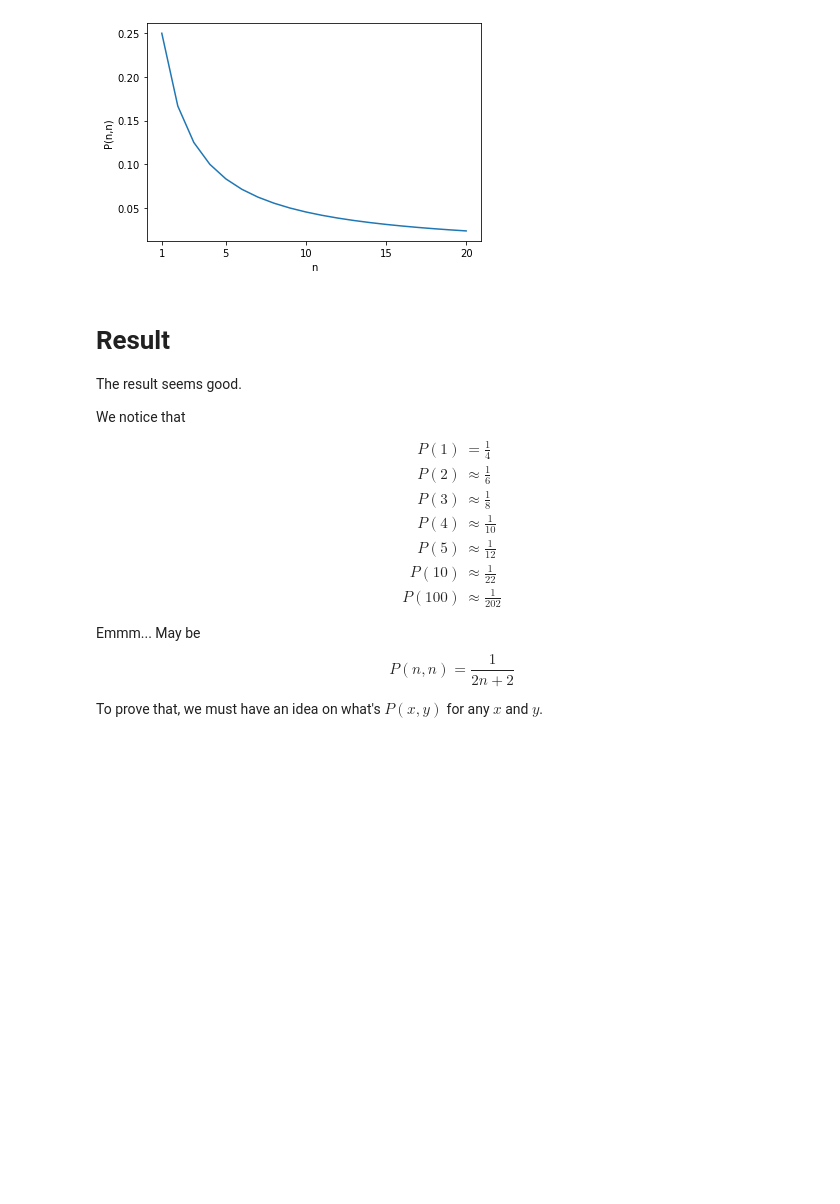
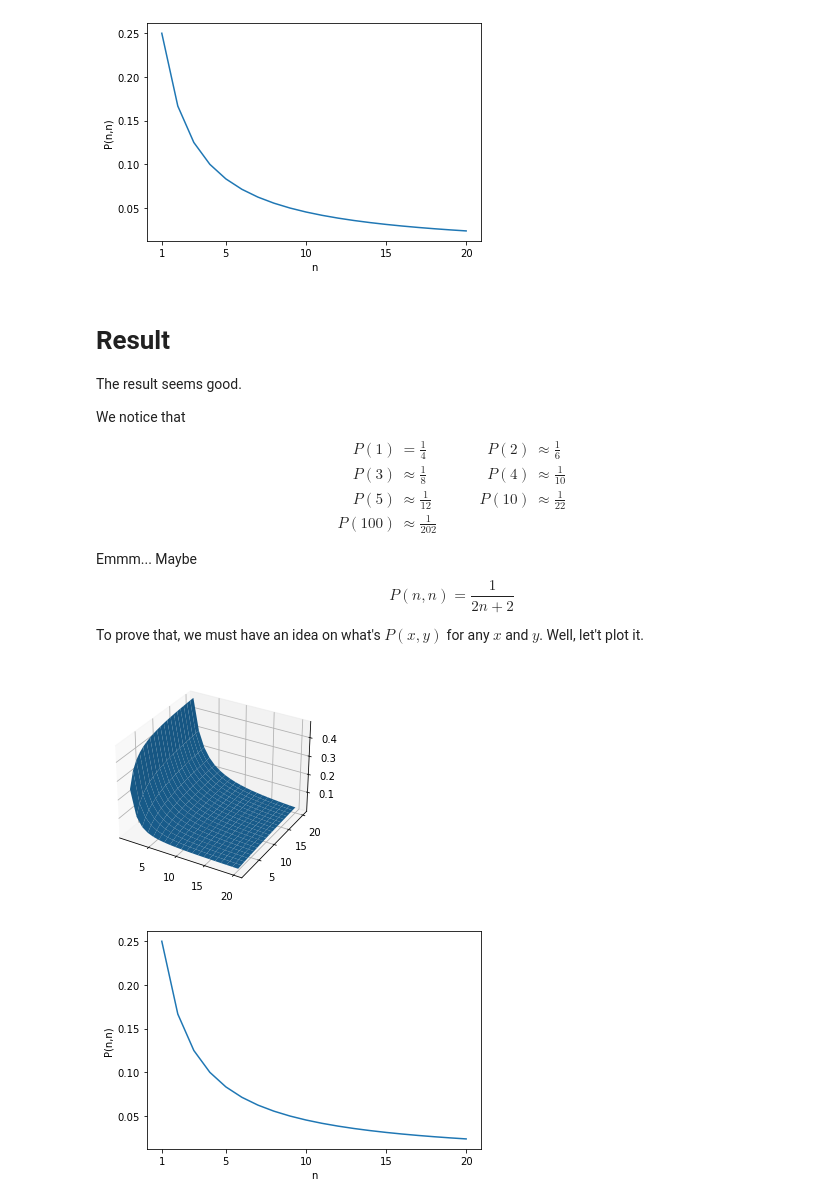
Before and after one commit to wenjinghuan999/my-interesting-notebooks, a Jupyter notebook: eat_beans.ipynb, the cells around one changed output. Drawn from its saved outputs; the diff is of its cells as text; code cells hidden in the pictures; blank space fills up the shorter version.

```diff
--- a/eat_beans.ipynb
+++ b/eat_beans.ipynb
@@ -223,19 +226,52 @@ The result seems good.
 We notice that
 $$
 \begin{aligned}
-P(1) &= \frac 1 4\\
+P(1) &= \frac 1 4 &\qquad
 P(2) &\approx \frac 1 6\\
-P(3) &\approx \frac 1 8\\
+P(3) &\approx \frac 1 8 &\qquad
 P(4) &\approx \frac 1 {10}\\
-P(5) &\approx \frac 1 {12}\\
+P(5) &\approx \frac 1 {12} &\qquad
 P(10) &\approx \frac 1 {22}\\
-P(100) &\approx \frac 1 {202}
+P(100) &\approx \frac 1 {202} &\qquad&
 \end{aligned}
 $$
 
-Emmm... May be
+Emmm... Maybe
 $$
 P(n, n) = \frac{1}{2n+2}
 $$
 
-To prove that, we must have an idea on what's $P(x, y)$ for any $x$ and $y$.
+To prove that, we must have an idea on what's $P(x, y)$ for any $x$ and $y$. Well, let't plot it.
+# %%
+
+# use dynamic programming to calculate any P
+def calc_prob_by_dp_all_xy(n: int) -> List[List[float]]:
+    # p[y][x] = P(Last is black | (x, y)) where y changes during iteration
+    p: List[List[float]] = [[0.0] * (n + 1) for _ in range(n + 1)]
+
+    for y in range(1, n + 1):
+        p[y][0] = 1.0
+        for x in range(1, n + 1):
+            prob_white = float(x) * float(x) / (float(x + y) * float(x + y))
+            p[y][x] = prob_white * p[y][x - 1] + (1.0 - prob_white) * p[y - 1][x]
+
+    return p
+
+import numpy as np
+
+N = 20
+p = calc_prob_by_dp_all_xy(N)
+x, y = np.meshgrid(np.arange(1, N + 1), np.arange(1, N + 1))
+axes = plt.figure().gca(projection='3d')
+axes.plot_surface(x, y, np.array([p[y + 1][1:] for y in range(N)]))
+plt.show()
+plt.figure()
+ps = [p[n][n] for n in ns]
+plt.plot(ns, ps)
+plt.xlabel('n')
+plt.xticks([1, 5, 10, 15, 20])
+plt.ylabel('P(n,n)')
+plt.show()
+# %% [output]
+[figure, added]
+[figure, added]
```
Also changed, not shown: parts of 8 cells of this notebook.
